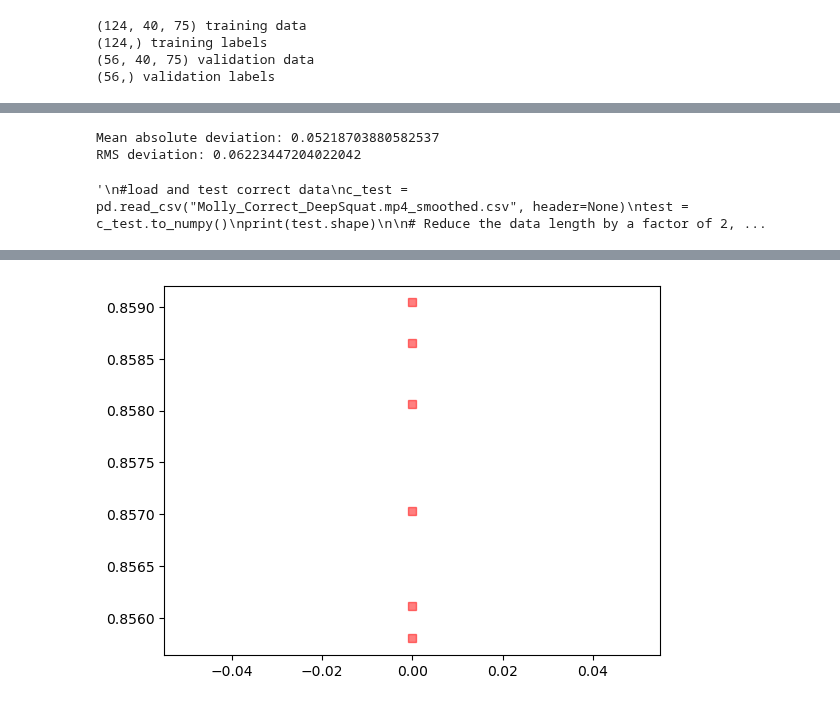
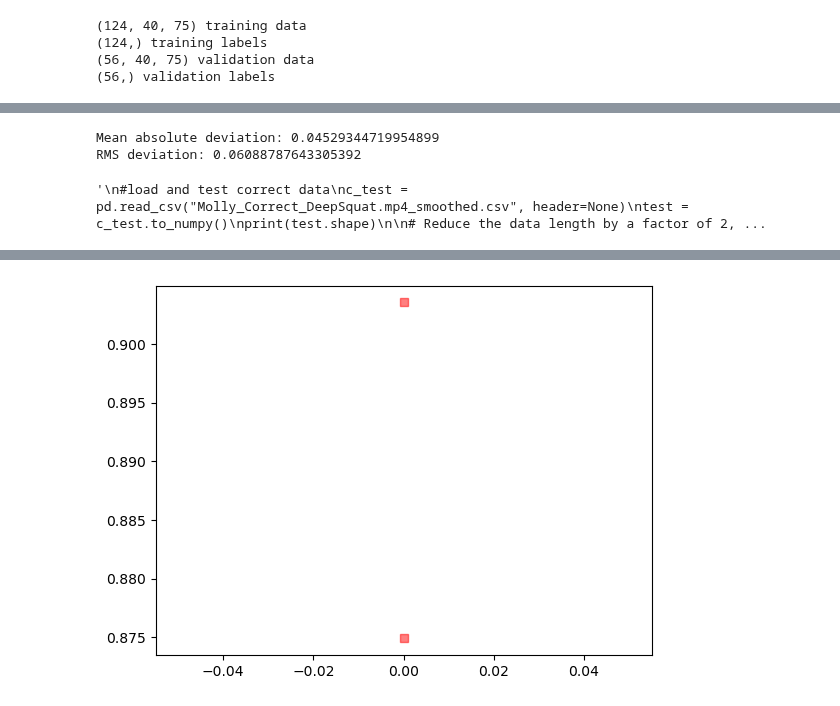
Before and after one commit to MollyEM/26-Physical-Rehabilitation, a Jupyter notebook: Design Validation/OpenPose_SpatioTemporalNN_Vicon-Copy1.ipynb, the cells around one changed output, grey strips where cells are left out. Cells and saved outputs as stored; diff of their text form; code cells hidden in the pictures.

Commit message:
design validation single episode analysis

```diff
--- a/Design Validation/OpenPose_SpatioTemporalNN_Vicon-Copy1.ipynb
+++ b/Design Validation/OpenPose_SpatioTemporalNN_Vicon-Copy1.ipynb
@@ -79,7 +79,7 @@ i = 0
 for row in c:
     Correct_label[i, :] = row
     i += 1
-
+#Correct_data = np.delete(Correct_data, 40, axis = 1)
 f.close()
 
 f = open(r'C:\Users\Molly Meadows\OneDrive - University of Idaho\Documents\2023-2024\Capstone Project\26-Physical-Rehabilitation\Project Learning\Scripts with Videos\Labels_Incorrect.csv', 'r')
@@ -92,10 +92,11 @@ for row in c:
     Incorrect_label[i, :] = row
     i += 1
 
+#Incorrect_data = np.delete(Incorrect_data, 40, axis = 1)
 f.close()
 
 # remove the final frame from each episode
-#timesteps = 40
+timesteps = 40
 
 # Print the size of the data
 print(Correct_data.shape, 'correct sequences')
@@ -379,7 +380,7 @@ rms_dev = sqrt(mean_squared_error(pred_test, valid_y))
 print('Mean absolute deviation:', mean_abs_dev)
 print('RMS deviation:', rms_dev)
 # %% [output]
-Mean absolute deviation: 0.05218703880582537
-RMS deviation: 0.06223447204022042
+Mean absolute deviation: 0.04529344719954899
+RMS deviation: 0.06088787643305392
 # %%
 import pandas as pd
@@ -468,10 +471,16 @@ plt.plot(ipred,'s', color='red', label='Prediction', linestyle='None', alpha = 0
 # %% [output]
 '\n#load and test correct data\nc_test = pd.read_csv("Molly_Correct_DeepSquat.mp4_smoothed.csv", header=None)\ntest = c_test.to_numpy()\nprint(test.shape)\n\n# Reduce the data length by a factor of 2, ...
 # %%
-userTest("C:/Users/Molly Meadows/OneDrive - University of Idaho/Documents/2023-2024/Capstone Project/26-Physical-Rehabilitation/Design Validation/Testing_Videos/VID_20240305_154756887.mp4_smoothed.csv")
+#new smoothed data
+userTest("C:/Users/Molly Meadows/OneDrive - University of Idaho/Documents/2023-2024/Capstone Project/26-Physical-Rehabilitation/Design Validation/SingleEpisodeTest/same_size_csvs/VID_20240305_154742900_smoothed.csv")
+
+
+
+
+#userTest("C:/Users/Molly Meadows/OneDrive - University of Idaho/Documents/2023-2024/Capstone Project/26-Physical-Rehabilitation/Design Validation/Testing_Videos/VID_20240305_154756887.mp4_smoothed.csv")
 userTest("C:/Users/Molly Meadows/OneDrive - University of Idaho/Documents/2023-2024/Capstone Project/26-Physical-Rehabilitation/Design Validation/Testing_Videos/VID_20240305_154742900.mp4_smoothed.csv")
-userTest("C:/Users/Molly Meadows/OneDrive - University of Idaho/Documents/2023-2024/Capstone Project/26-Physical-Rehabilitation/Design Validation/Testing_Videos/VID_20240305_154829145.mp4_smoothed.csv")
-userTest("C:/Users/Molly Meadows/OneDrive - University of Idaho/Documents/2023-2024/Capstone Project/26-Physical-Rehabilitation/Design Validation/Testing_Videos/VID_20240305_154844653.mp4_smoothed.csv")
-userTest("C:/Users/Molly Meadows/OneDrive - University of Idaho/Documents/2023-2024/Capstone Project/26-Physical-Rehabilitation/Design Validation/Testing_Videos/VID_20240305_154954638.mp4_smoothed.csv")
-userTest("C:/Users/Molly Meadows/OneDrive - University of Idaho/Documents/2023-2024/Capstone Project/26-Physical-Rehabilitation/Design Validation/Testing_Videos/VID_20240305_155018185.mp4_smoothed.csv")
+#userTest("C:/Users/Molly Meadows/OneDrive - University of Idaho/Documents/2023-2024/Capstone Project/26-Physical-Rehabilitation/Design Validation/Testing_Videos/VID_20240305_154829145.mp4_smoothed.csv")
+#userTest("C:/Users/Molly Meadows/OneDrive - University of Idaho/Documents/2023-2024/Capstone Project/26-Physical-Rehabilitation/Design Validation/Testing_Videos/VID_20240305_154844653.mp4_smoothed.csv")
+#userTest("C:/Users/Molly Meadows/OneDrive - University of Idaho/Documents/2023-2024/Capstone Project/26-Physical-Rehabilitation/Design Validation/Testing_Videos/VID_20240305_154954638.mp4_smoothed.csv")
+#userTest("C:/Users/Molly Meadows/OneDrive - University of Idaho/Documents/2023-2024/Capstone Project/26-Physical-Rehabilitation/Design Validation/Testing_Videos/VID_20240305_155018185.mp4_smoothed.csv")
 # %% [output]
@@ -490 +491 @@ Your accuracy rating is:  [[0.8558001]]
-[figure, old version]
+[figure, new version]
```
Also changed, not shown: parts of 6 cells of this notebook, 13 other files.
